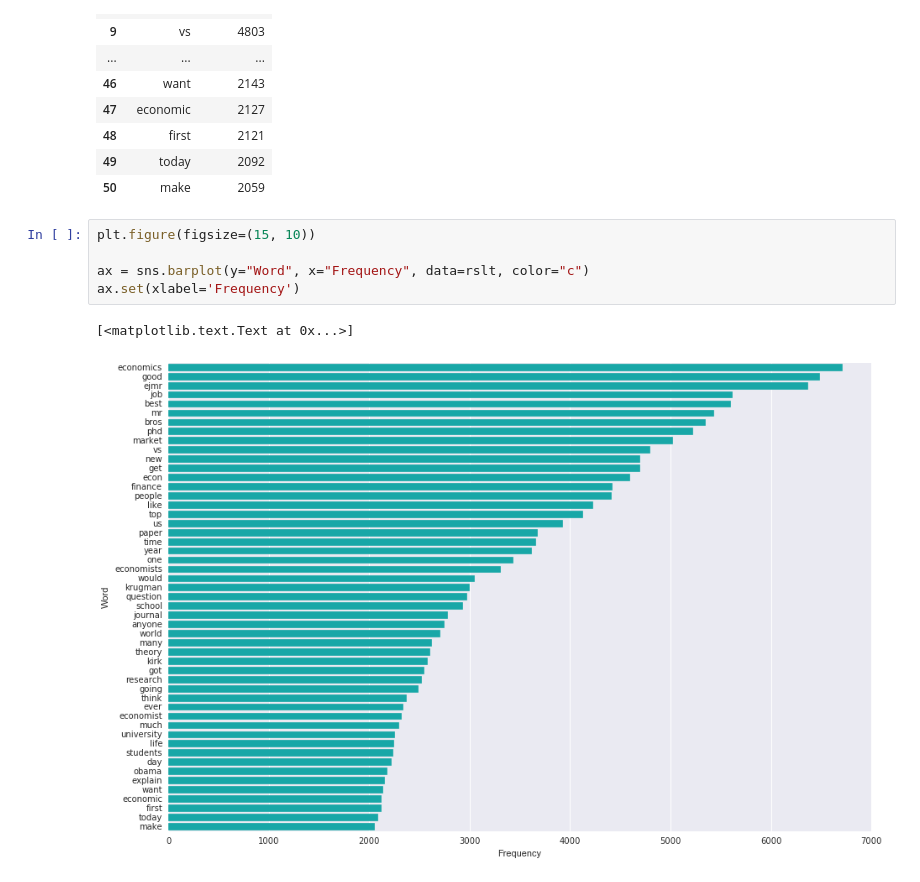
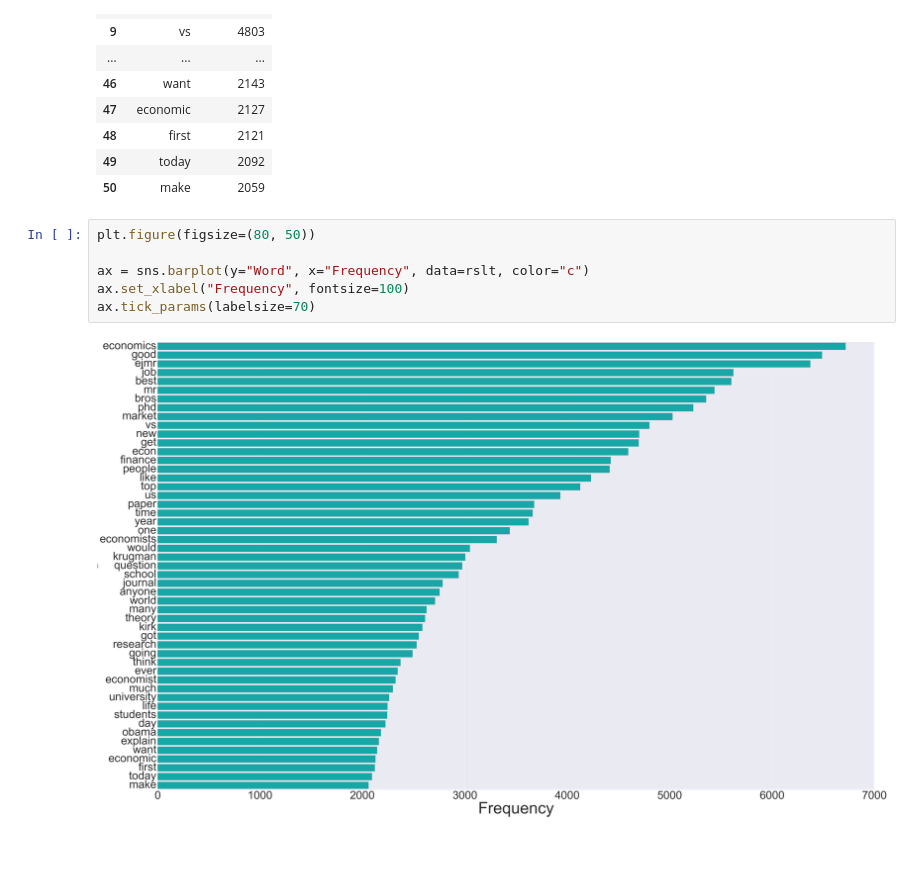
Before and after one commit to palpen/ejmr_analysis, a Jupyter notebook: ejmr_analysis.ipynb, the cells around one changed output. Cells and saved outputs as stored; diff of their text form; blank space fills up the shorter version.

Commit message:
plot size

```diff
--- a/ejmr_analysis.ipynb
+++ b/ejmr_analysis.ipynb
@@ -58,10 +59,10 @@ rslt.head(n=51)
 | 49 | today | 2092 |
 | 50 | make | 2059 |
 # %%
-plt.figure(figsize=(15, 10))
+plt.figure(figsize=(80, 50))
 
 ax = sns.barplot(y="Word", x="Frequency", data=rslt, color="c")
-ax.set(xlabel='Frequency')
+ax.set_xlabel("Frequency", fontsize=100)
+ax.tick_params(labelsize=70)
 # %% [output]
-[<matplotlib.text.Text at 0x...>]
-[figure, old version]
+[figure, new version]
```
Also changed, not shown: parts of 1 cell of this notebook.
